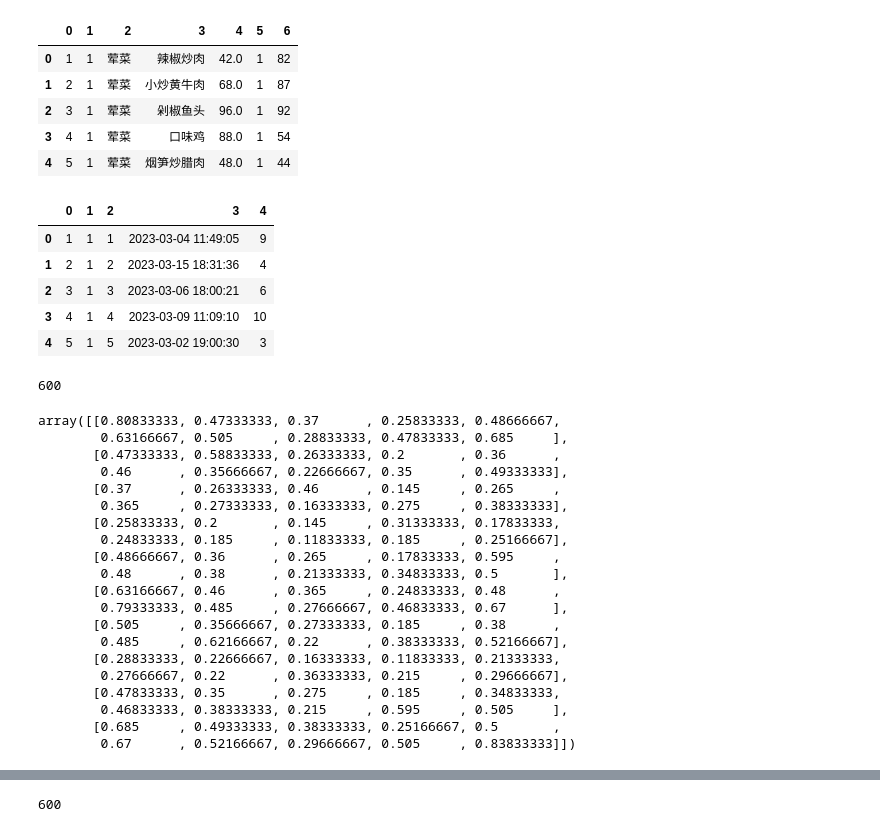
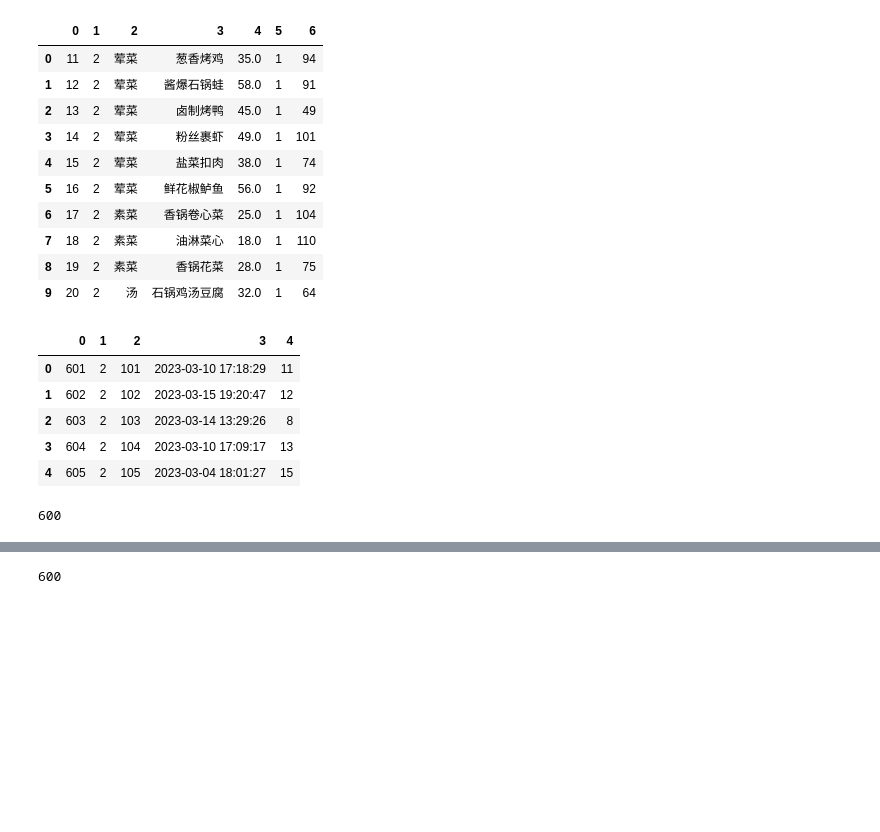
Before and after one commit to hey-money/CSC3170-RIIMS, a Jupyter notebook: analysis/sample_use.ipynb, the cells around one changed output, grey strips where cells are left out. Drawn from its saved outputs; the diff is of its cells as text; code cells hidden in the pictures; blank space fills up the shorter version.

Commit message:
Added dish data mining feature

```diff
--- a/analysis/sample_use.ipynb
+++ b/analysis/sample_use.ipynb
@@ -3,27 +3,33 @@ import sql_tools
 import pandas as pd
 # %%
 cnx, cursor = sql_tools.create_session_cursor()
-result = sql_tools.execute_fetchall(cursor, 'SELECT * from food ', tuple())
+result = sql_tools.execute_fetchall(cursor, 'SELECT * from food where RESTAURANT_ID=%s;', [2])
 result = pd.DataFrame(result)
-result.head()
+result
 # %% [output]
 |  | 0 | 1 | 2 | 3 | 4 | 5 | 6 |
-| 0 | 1 | 1 | 荤菜 | 辣椒炒肉 | 42.0 | 1 | 82 |
-| 1 | 2 | 1 | 荤菜 | 小炒黄牛肉 | 68.0 | 1 | 87 |
-| 2 | 3 | 1 | 荤菜 | 剁椒鱼头 | 96.0 | 1 | 92 |
-| 3 | 4 | 1 | 荤菜 | 口味鸡 | 88.0 | 1 | 54 |
-| 4 | 5 | 1 | 荤菜 | 烟笋炒腊肉 | 48.0 | 1 | 44 |
+| 0 | 11 | 2 | 荤菜 | 葱香烤鸡 | 35.0 | 1 | 94 |
+| 1 | 12 | 2 | 荤菜 | 酱爆石锅蛙 | 58.0 | 1 | 91 |
+| 2 | 13 | 2 | 荤菜 | 卤制烤鸭 | 45.0 | 1 | 49 |
+| 3 | 14 | 2 | 荤菜 | 粉丝裹虾 | 49.0 | 1 | 101 |
+| 4 | 15 | 2 | 荤菜 | 盐菜扣肉 | 38.0 | 1 | 74 |
+| 5 | 16 | 2 | 荤菜 | 鲜花椒鲈鱼 | 56.0 | 1 | 92 |
+| 6 | 17 | 2 | 素菜 | 香锅卷心菜 | 25.0 | 1 | 104 |
+| 7 | 18 | 2 | 素菜 | 油淋菜心 | 18.0 | 1 | 110 |
+| 8 | 19 | 2 | 素菜 | 香锅花菜 | 28.0 | 1 | 75 |
+| 9 | 20 | 2 | 汤 | 石锅鸡汤豆腐 | 32.0 | 1 | 64 |
 # %%
-Order = sql_tools.execute_fetchall(cursor, 'SELECT * from `order`;', tuple())
+Order = Order = sql_tools.execute_fetchall(cursor, 'SELECT * from `order` where RESTAURANT_ID=%s;', [2])
 Order = pd.DataFrame(Order)
 Order.head()
+# len(Order)
 # %% [output]
 |  | 0 | 1 | 2 | 3 | 4 |
-| 0 | 1 | 1 | 1 | 2023-03-04 11:49:05 | 9 |
-| 1 | 2 | 1 | 2 | 2023-03-15 18:31:36 | 4 |
-| 2 | 3 | 1 | 3 | 2023-03-06 18:00:21 | 6 |
-| 3 | 4 | 1 | 4 | 2023-03-09 11:09:10 | 10 |
-| 4 | 5 | 1 | 5 | 2023-03-02 19:00:30 | 3 |
+| 0 | 601 | 2 | 101 | 2023-03-10 17:18:29 | 11 |
+| 1 | 602 | 2 | 102 | 2023-03-15 19:20:47 | 12 |
+| 2 | 603 | 2 | 103 | 2023-03-14 13:29:26 | 8 |
+| 3 | 604 | 2 | 104 | 2023-03-10 17:09:17 | 13 |
+| 4 | 605 | 2 | 105 | 2023-03-04 18:01:27 | 15 |
 # %%
 #支持度=购买了A和B商品（集合G）的人数/所有购买过商品（集合U）的人数
 #Formula:   Support = The number of order inlude dish A and B / The number of orders in the restaurant
@@ -50,24 +44,0 @@ for i in range(1,Order_num+1):
-# %%
-Support_Matrix = Dish_Relation / Order_num
-Support_Matrix
-# %% [output]
-array([[0.80833333, 0.47333333, 0.37      , 0.25833333, 0.48666667,
-        0.63166667, 0.505     , 0.28833333, 0.47833333, 0.685     ],
-       [0.47333333, 0.58833333, 0.26333333, 0.2       , 0.36      ,
-        0.46      , 0.35666667, 0.22666667, 0.35      , 0.49333333],
-       [0.37      , 0.26333333, 0.46      , 0.145     , 0.265     ,
-        0.365     , 0.27333333, 0.16333333, 0.275     , 0.38333333],
-       [0.25833333, 0.2       , 0.145     , 0.31333333, 0.17833333,
-        0.24833333, 0.185     , 0.11833333, 0.185     , 0.25166667],
-       [0.48666667, 0.36      , 0.265     , 0.17833333, 0.595     ,
-        0.48      , 0.38      , 0.21333333, 0.34833333, 0.5       ],
-       [0.63166667, 0.46      , 0.365     , 0.24833333, 0.48      ,
-        0.79333333, 0.485     , 0.27666667, 0.46833333, 0.67      ],
-       [0.505     , 0.35666667, 0.27333333, 0.185     , 0.38      ,
-        0.485     , 0.62166667, 0.22      , 0.38333333, 0.52166667],
-       [0.28833333, 0.22666667, 0.16333333, 0.11833333, 0.21333333,
-        0.27666667, 0.22      , 0.36333333, 0.215     , 0.29666667],
-       [0.47833333, 0.35      , 0.275     , 0.185     , 0.34833333,
-        0.46833333, 0.38333333, 0.215     , 0.595     , 0.505     ],
-       [0.685     , 0.49333333, 0.38333333, 0.25166667, 0.5       ,
-        0.67      , 0.52166667, 0.29666667, 0.505     , 0.83833333]])
```
Also changed, not shown: parts of 5 cells of this notebook, 3 other files.
